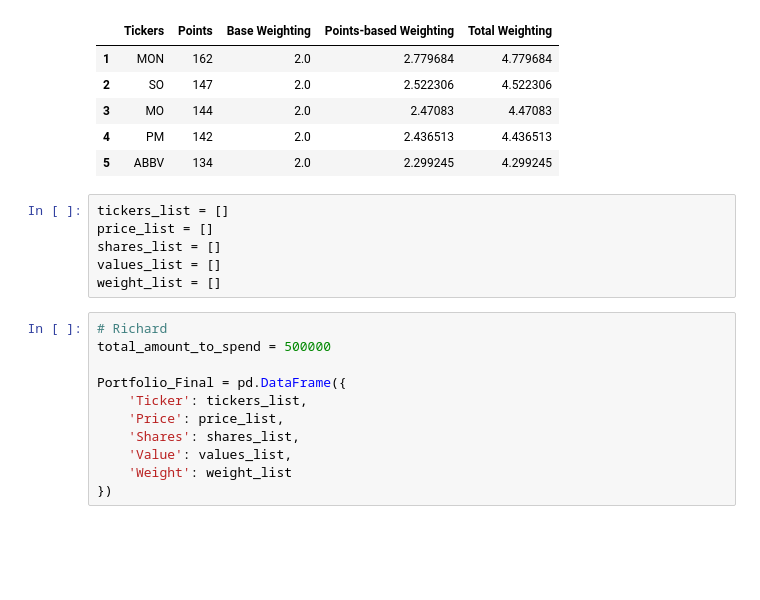
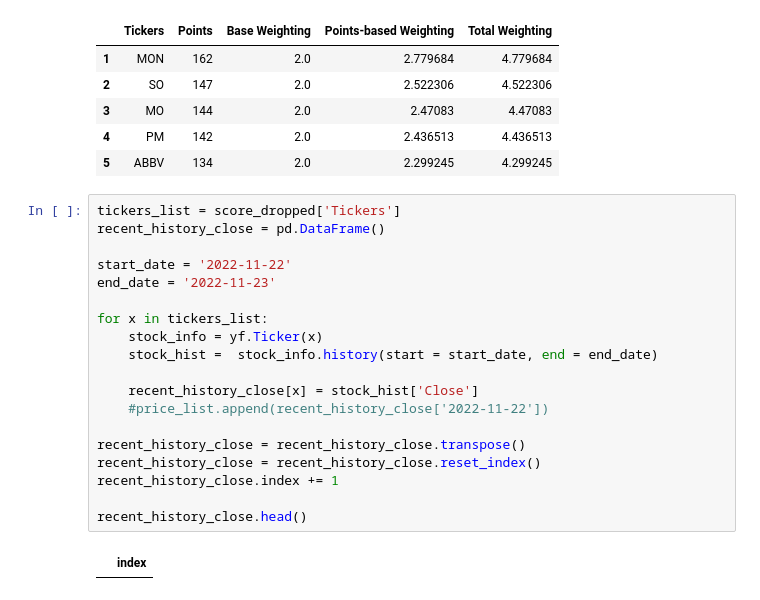
Before and after one commit to richardsha19/portfolio-manager, a Jupyter notebook: Main.ipynb, the cells around one changed output. Cells and saved outputs as stored; diff of their text form; blank space fills up the shorter version.

```diff
--- a/Main.ipynb
+++ b/Main.ipynb
@@ -294,20 +294,24 @@ score_dropped.head()
 | 3 | MO | 144 | 2.0 | 2.47083 | 4.47083 |
 | 4 | PM | 142 | 2.0 | 2.436513 | 4.436513 |
 | 5 | ABBV | 134 | 2.0 | 2.299245 | 4.299245 |
-# %%
-tickers_list = []
-price_list = []
-shares_list = []
-values_list = []
-weight_list = []
-# %%
-# Richard
-total_amount_to_spend = 500000
-
-Portfolio_Final = pd.DataFrame({
-    'Ticker': tickers_list,
-    'Price': price_list,
-    'Shares': shares_list,
-    'Value': values_list,
-    'Weight': weight_list
-})
+# %%
+tickers_list = score_dropped['Tickers']
+recent_history_close = pd.DataFrame()
+
+start_date = '2022-11-22'
+end_date = '2022-11-23'
+
+for x in tickers_list:
+    stock_info = yf.Ticker(x)
+    stock_hist =  stock_info.history(start = start_date, end = end_date)
+
+    recent_history_close[x] = stock_hist['Close']
+    #price_list.append(recent_history_close['2022-11-22'])
+
+recent_history_close = recent_history_close.transpose()
+recent_history_close = recent_history_close.reset_index()
+recent_history_close.index += 1
+
+recent_history_close.head()
+# %% [output]
+|  | index |
```
Also changed, not shown: parts of 3 cells of this notebook.
